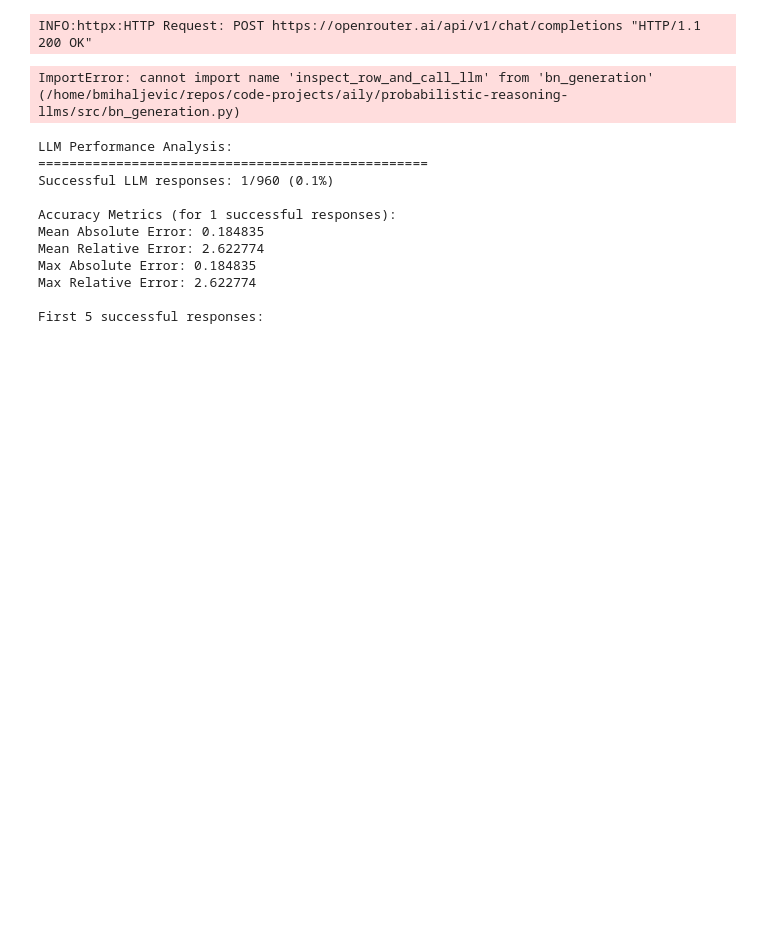
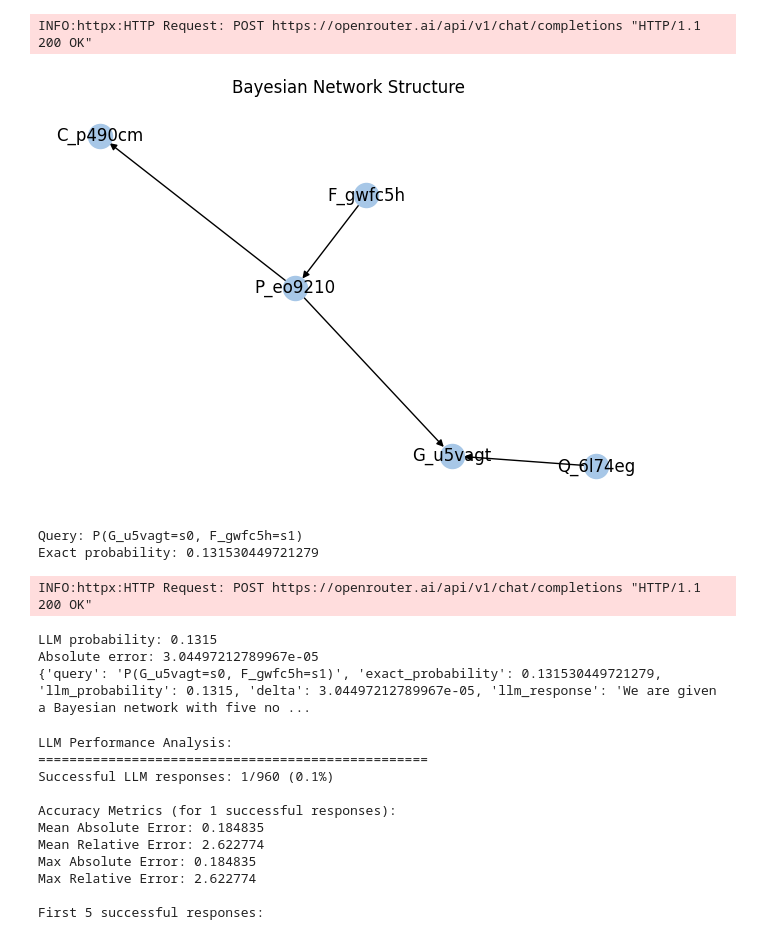
Before and after one commit to ferjorosa/probabilistic-reasoning-llms, a Jupyter notebook: notebooks/graph_generation/BN_generation_sweep.ipynb, the cells around one changed output. Drawn from its saved outputs; the diff is of its cells as text; code cells hidden in the pictures; blank space fills up the shorter version.

```diff
--- a/notebooks/graph_generation/BN_generation_sweep.ipynb
+++ b/notebooks/graph_generation/BN_generation_sweep.ipynb
@@ -379,19 +379,25 @@ INFO:httpx:HTTP Request: POST https://openrouter.ai/api/v1/chat/completions "HTT
 # %%
 # Inspect a single row: draw BN, call LLM, compare\n
 from bn_generation import inspect_row_and_call_llm
 # Choose a row index from full_df\n
-row_index = 100  # e.g., 0 or any valid index\n
+row_index = 140  # e.g., 0 or any valid index\n
 result = inspect_row_and_call_llm(
     full_df=full_df,
     all_bayesian_networks=all_bayesian_networks,
     row_index=row_index,
     openai_client=client,
     model=MODEL,
     draw_kwargs={"figsize": (6, 4)},
 )
 print(result)
 # %% [output]
+[figure, added]
-ImportError: cannot import name 'inspect_row_and_call_llm' from 'bn_generation' (/home/bmihaljevic/repos/code-projects/aily/probabilistic-reasoning-llms/src/bn_generation.py)
+Query: P(G_u5vagt=s0, F_gwfc5h=s1)
+Exact probability: 0.131530449721279
+INFO:httpx:HTTP Request: POST https://openrouter.ai/api/v1/chat/completions "HTTP/1.1 200 OK"
+LLM probability: 0.1315
+Absolute error: 3.04497212789967e-05
+{'query': 'P(G_u5vagt=s0, F_gwfc5h=s1)', 'exact_probability': 0.131530449721279, 'llm_probability': 0.1315, 'delta': 3.04497212789967e-05, 'llm_response': 'We are given a Bayesian network with five no ...
 # %%
 # Display LLM performance statistics
 print("LLM Performance Analysis:")
```
